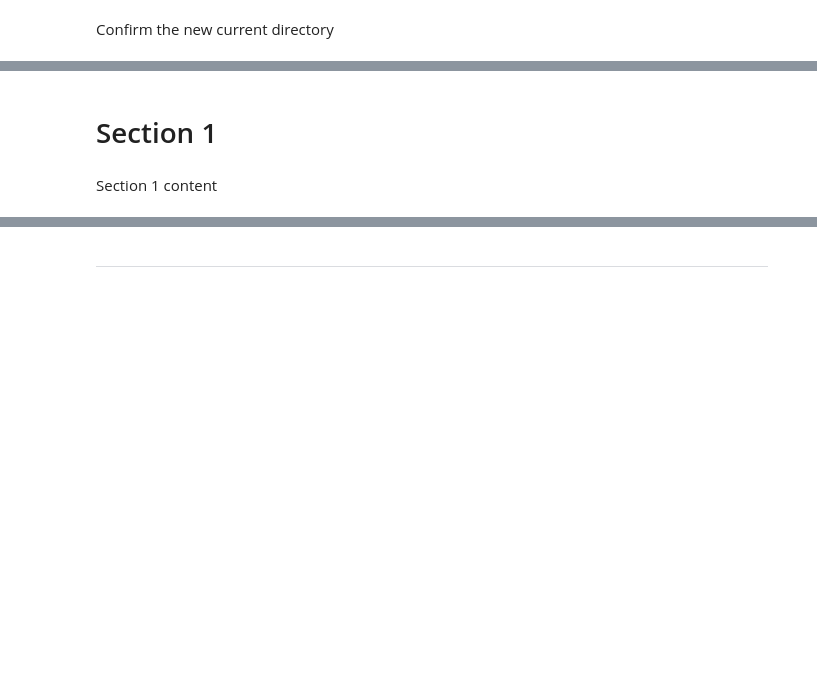
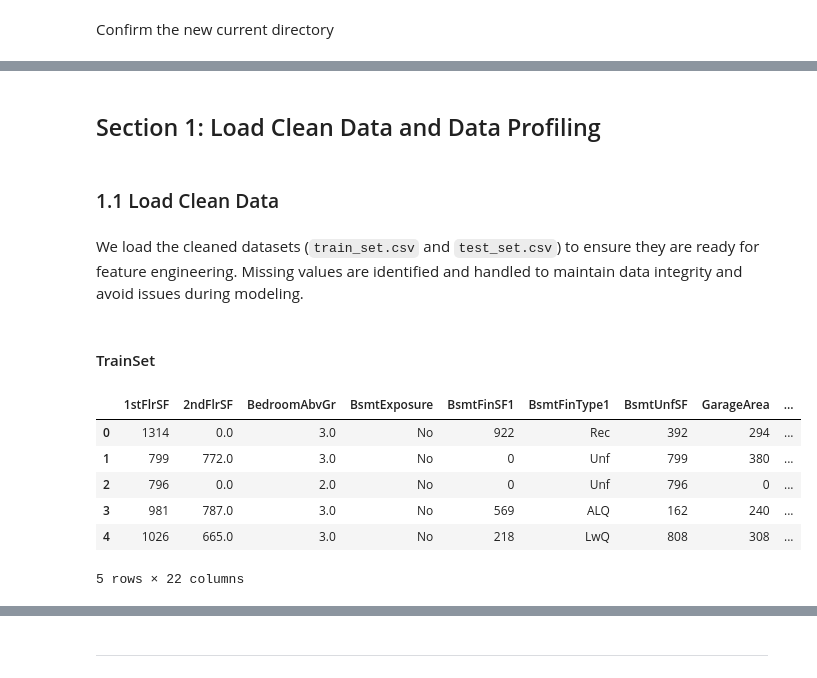
Before and after one commit to NatashaRy/house-price-predictor, a Jupyter notebook: jupyter_notebooks/04-FeatureEngineering.ipynb, the cells around one changed output, grey strips where cells are left out. Saved outputs shown, nothing was run; the diff lists cells and outputs as text; code cells hidden in the pictures; blank space fills up the shorter version.

Commit message:
Completed 04 - Feature Engineering: finalized transformations, encoding, and outlier handling. Datasets prepared for modeling.

```diff
--- a/jupyter_notebooks/04-FeatureEngineering.ipynb
+++ b/jupyter_notebooks/04-FeatureEngineering.ipynb
@@ -44,4 +48,20 @@ current_dir
 # %% [markdown]
-# Section 1
+## Section 1: Load Clean Data and Data Profiling
-# %% [markdown]
-Section 1 content
+# %% [markdown]
+### 1.1 Load Clean Data
+# %% [markdown]
+We load the cleaned datasets (`train_set.csv` and `test_set.csv`) to ensure they are ready for feature engineering. Missing values are identified and handled to maintain data integrity and avoid issues during modeling.
+# %% [markdown]
+#### TrainSet
+# %%
+import pandas as pd
+TrainSet = pd.read_csv("outputs/datasets/cleaned/train_set.csv")
+TrainSet.head(5)
+# %% [output]
+|  | 1stFlrSF | 2ndFlrSF | BedroomAbvGr | BsmtExposure | BsmtFinSF1 | BsmtFinType1 | BsmtUnfSF | GarageArea | ... |
+| 0 | 1314 | 0.0 | 3.0 | No | 922 | Rec | 392 | 294 | ... |
+| 1 | 799 | 772.0 | 3.0 | No | 0 | Unf | 799 | 380 | ... |
+| 2 | 796 | 0.0 | 2.0 | No | 0 | Unf | 796 | 0 | ... |
+| 3 | 981 | 787.0 | 3.0 | No | 569 | ALQ | 162 | 240 | ... |
+| 4 | 1026 | 665.0 | 3.0 | No | 218 | LwQ | 808 | 308 | ... |
+5 rows × 22 columns
```
Also changed, not shown: parts of 70 cells of this notebook, 1 other file.
